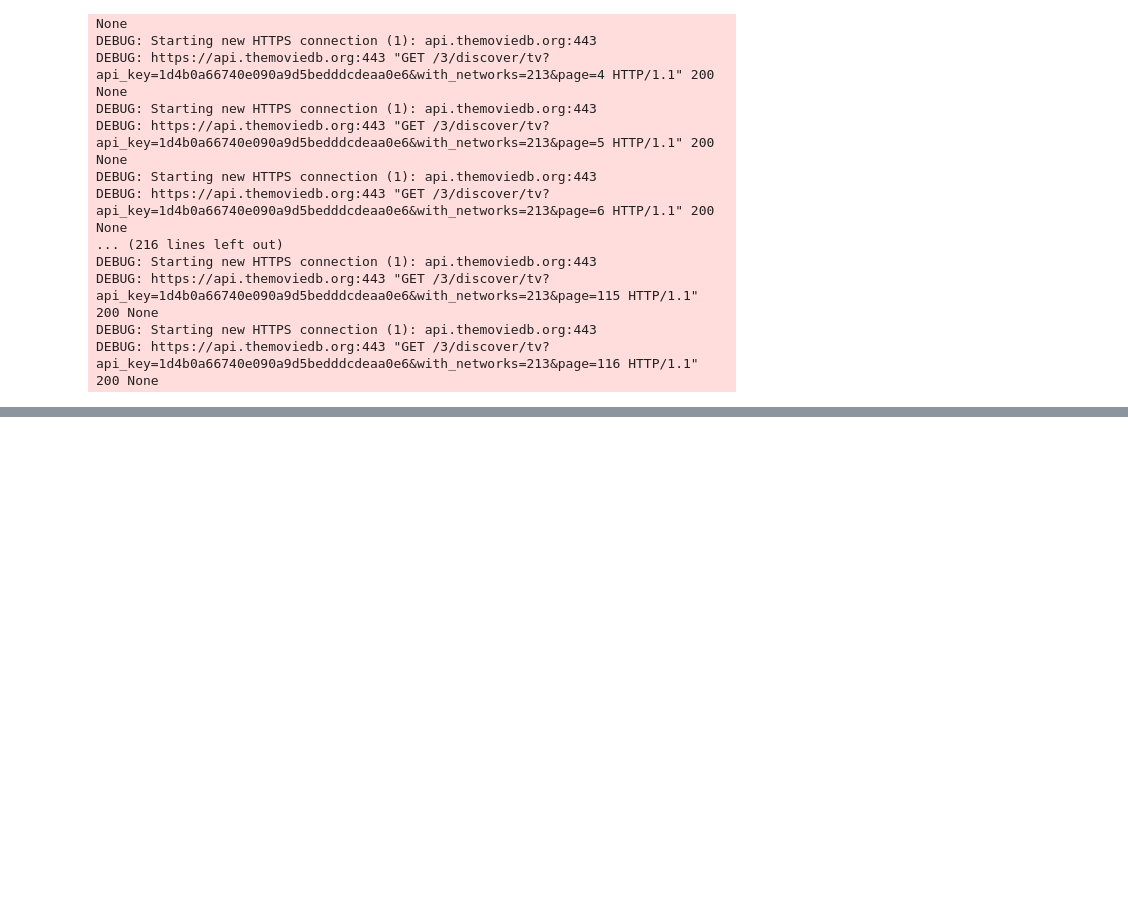
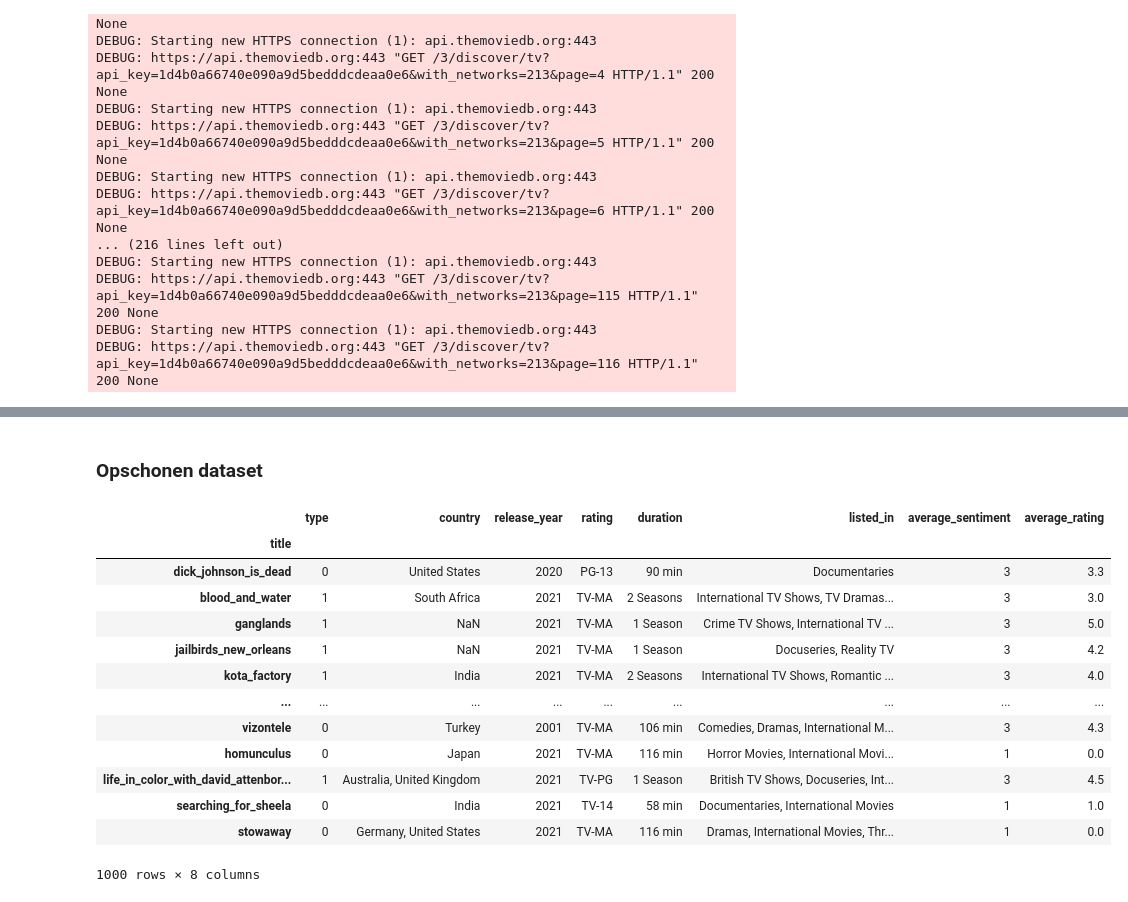
Before and after one commit to Tijnwy/DataIII, a Jupyter notebook: Data project.ipynb, the cells around one changed output, grey strips where cells are left out. Cells and saved outputs as stored; diff of their text form; code cells hidden in the pictures; blank space fills up the shorter version.

```diff
--- a/Data project.ipynb
+++ b/Data project.ipynb
@@ -494,3 +766,5 @@ DEBUG: https://api.themoviedb.org:443 "GET /3/tv/228887?api_key=1d4b0a66740e090a
 # %%
 # Dit is handig om visualisaties mee te maken zonder eerst alle data opnieuw op te halen uit de api, duurt vrij lang namelijk.
 api_data = df.to_csv('../api_data.csv')
+# %% [markdown]
+### Opschonen dataset
@@ -496,0 +774,23 @@ api_data = df.to_csv('../api_data.csv')
+# %%
+# dataset klaarmaken voor machine learning
+df_ml = netflix_k.copy()
+df_ml['type'] = df_ml['type'].map({'Movie': 0, 'TV Show': 1})
+df_ml['average_sentiment'] = df_ml['average_sentiment'].map({'Positive sentiment': 3, 'Neutral sentiment': 2, 'Negative sentiment': 1, 'No reviews': 0})
+df_ml['average_rating'] = df_ml['average_rating'].apply(lambda x: round(x, 1))
+df_ml = df_ml.drop(columns=['show_id', 'director', 'cast', 'date_added', 'description', 'url'])
+df_ml
+# %% [output]
+|  | type | country | release_year | rating | duration | listed_in | average_sentiment | average_rating |
+| title |  |  |  |  |  |  |  |  |
+| dick_johnson_is_dead | 0 | United States | 2020 | PG-13 | 90 min | Documentaries | 3 | 3.3 |
+| blood_and_water | 1 | South Africa | 2021 | TV-MA | 2 Seasons | International TV Shows, TV Dramas... | 3 | 3.0 |
+| ganglands | 1 | NaN | 2021 | TV-MA | 1 Season | Crime TV Shows, International TV ... | 3 | 5.0 |
+| jailbirds_new_orleans | 1 | NaN | 2021 | TV-MA | 1 Season | Docuseries, Reality TV | 3 | 4.2 |
+| kota_factory | 1 | India | 2021 | TV-MA | 2 Seasons | International TV Shows, Romantic ... | 3 | 4.0 |
+| ... | ... | ... | ... | ... | ... | ... | ... | ... |
+| vizontele | 0 | Turkey | 2001 | TV-MA | 106 min | Comedies, Dramas, International M... | 3 | 4.3 |
+| homunculus | 0 | Japan | 2021 | TV-MA | 116 min | Horror Movies, International Movi... | 1 | 0.0 |
+| life_in_color_with_david_attenbor... | 1 | Australia, United Kingdom | 2021 | TV-PG | 1 Season | British TV Shows, Docuseries, Int... | 3 | 4.5 |
+| searching_for_sheela | 0 | India | 2021 | TV-14 | 58 min | Documentaries, International Movies | 1 | 1.0 |
+| stowaway | 0 | Germany, United States | 2021 | TV-MA | 116 min | Dramas, International Movies, Thr... | 1 | 0.0 |
+1000 rows × 8 columns
```
Also changed, not shown: parts of 17 cells of this notebook.
